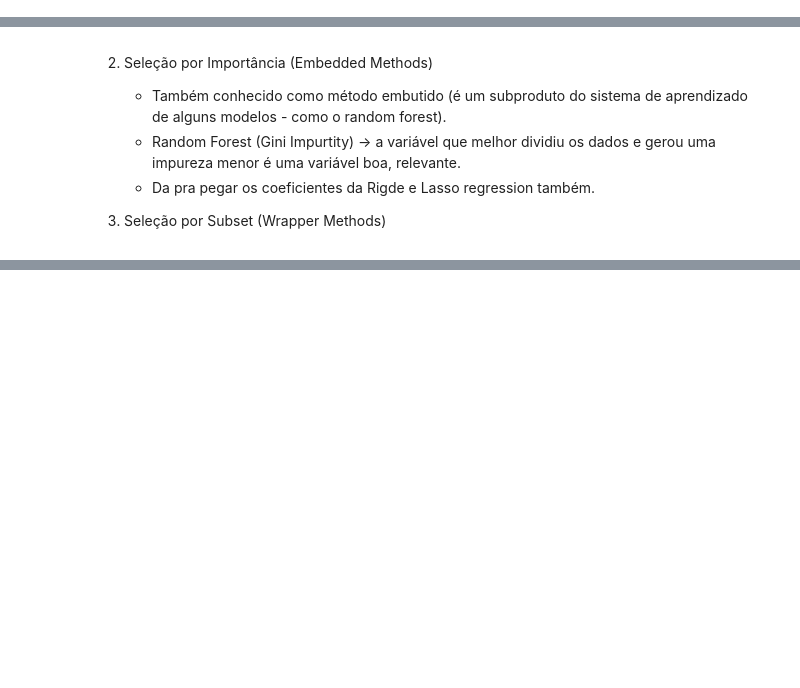
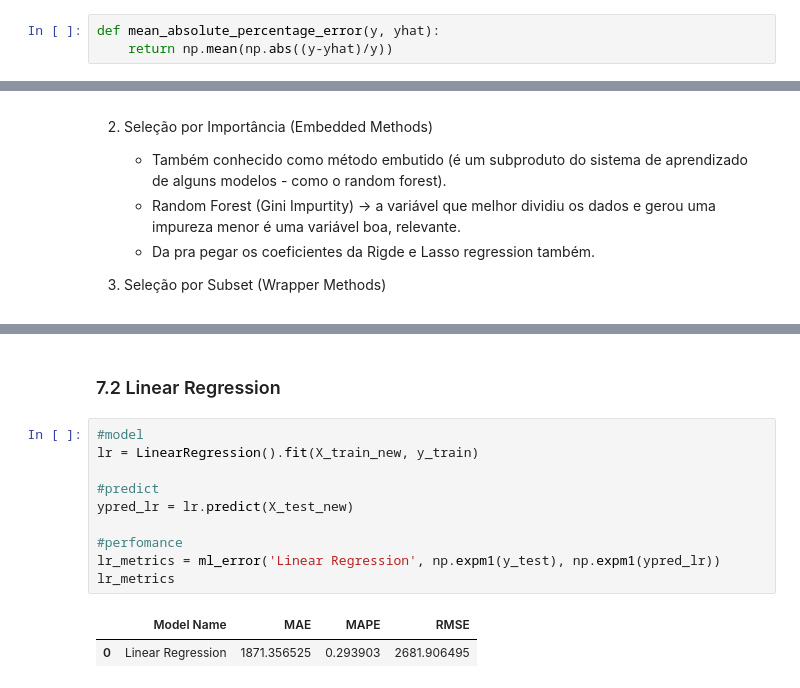
Before and after one commit to AllanCasado/ds_em_producao, a Jupyter notebook: notebooks/rossmann_sales_prediction.ipynb, the cells around one changed output, grey strips where cells are left out. Saved outputs shown, nothing was run; the diff lists cells and outputs as text; blank space fills up the shorter version.

```diff
--- a/notebooks/rossmann_sales_prediction.ipynb
+++ b/notebooks/rossmann_sales_prediction.ipynb
@@ -52,3 +54,6 @@ def get_categorical_corr(data):
             categorical_corr[i].append(cramer_v(data, i, j))
 
     return categorical_corr
+# %%
+def mean_absolute_percentage_error(y, yhat):
+    return np.mean(np.abs((y-yhat)/y))
@@ -1744,0 +1799,15 @@ Name: sales, Length: 41396, dtype: float64
+# %% [markdown]
+### 7.2 Linear Regression
+# %%
+#model
+lr = LinearRegression().fit(X_train_new, y_train)
+
+#predict
+ypred_lr = lr.predict(X_test_new)
+
+#perfomance
+lr_metrics = ml_error('Linear Regression', np.expm1(y_test), np.expm1(ypred_lr))
+lr_metrics
+# %% [output]
+|  | Model Name | MAE | MAPE | RMSE |
+| 0 | Linear Regression | 1871.356525 | 0.293903 | 2681.906495 |
```
Also changed, not shown: parts of 50 cells of this notebook.
